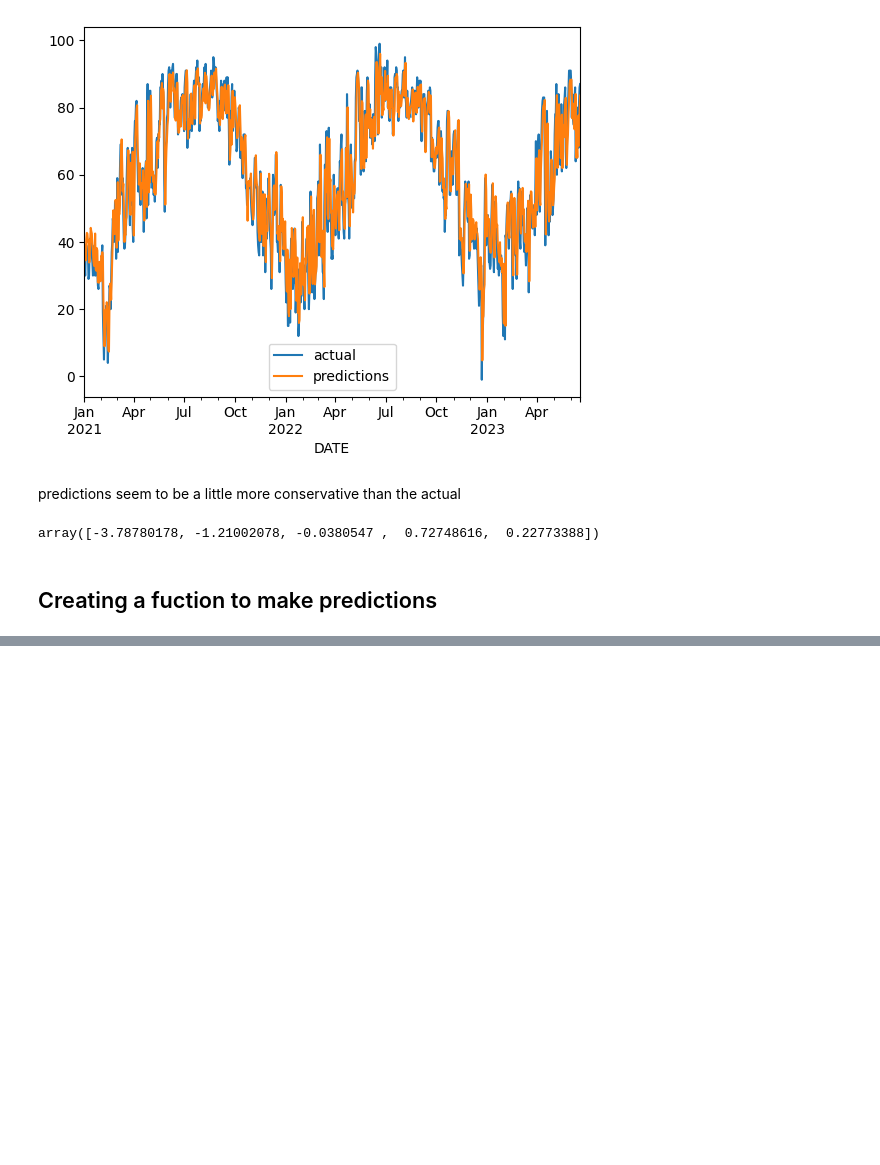
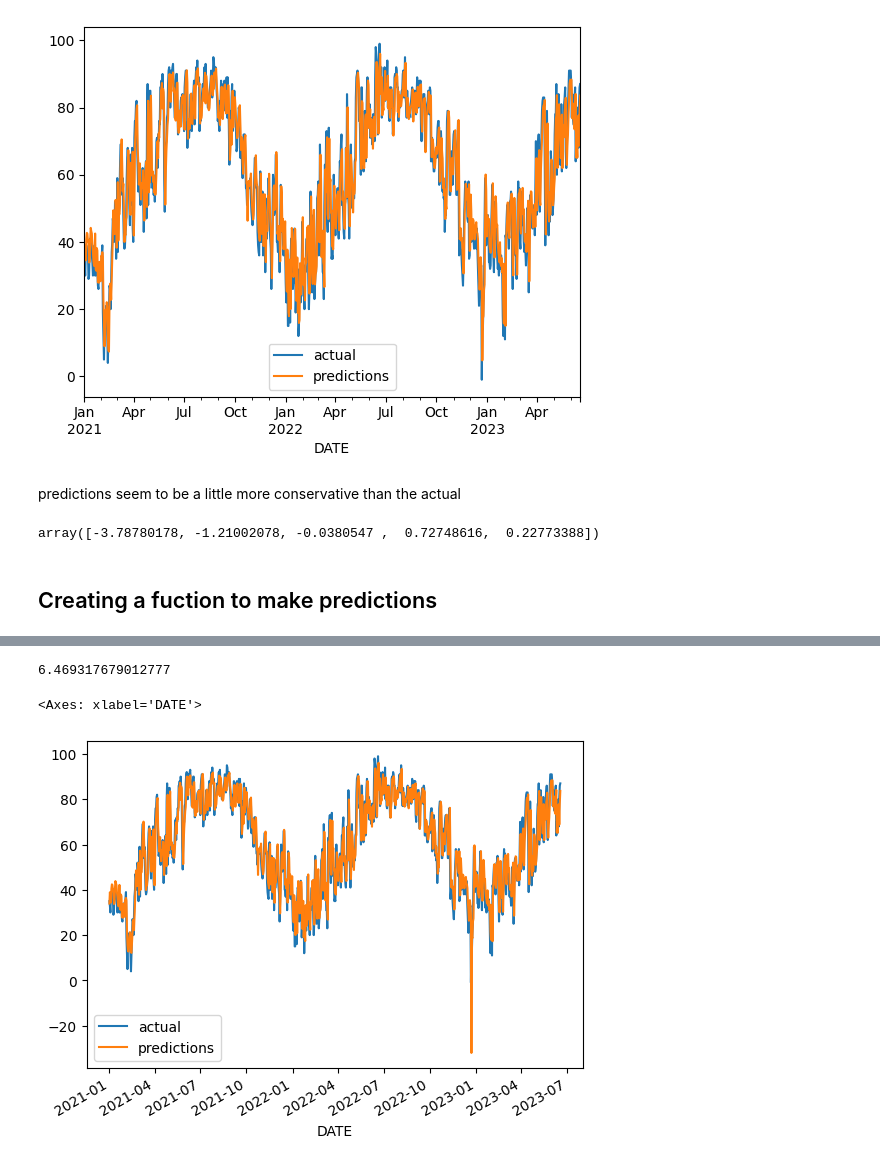
Before and after one commit to davidw102403/weather_prediction, a Jupyter notebook: model.ipynb, the cells around one changed output, grey strips where cells are left out. Cells and saved outputs as stored; diff of their text form; code cells hidden in the pictures; blank space fills up the shorter version.

Commit message:
improve model by adding more predictors

```diff
--- a/model.ipynb
+++ b/model.ipynb
@@ -469,0 +499,6 @@ def create_predictions(predictors, core_weather, reg):
+# %%
+predictors = ["precip", "snow", "snow_depth", "temp_max", "temp_min", "month_day_max", "max_min"]
+# %%
+# remove nan rows
+core_weather = core_weather.iloc[30:,:].copy()
+core_weather
@@ -469,0 +520,5 @@ def create_predictions(predictors, core_weather, reg):
+# %%
+# remove extreme values
+import numpy as np
+core_weather = core_weather[~core_weather.isin([np.inf, -np.inf]).any(axis=1)].copy()
+core_weather
@@ -469,0 +540,10 @@ def create_predictions(predictors, core_weather, reg):
+# %%
+error, combined = create_predictions(predictors, core_weather, reg)
+error
+# %% [output]
+6.469317679012777
+# %%
+combined.plot()
+# %% [output]
+<Axes: xlabel='DATE'>
+[figure, added]
```
Also changed, not shown: parts of 9 cells of this notebook.
